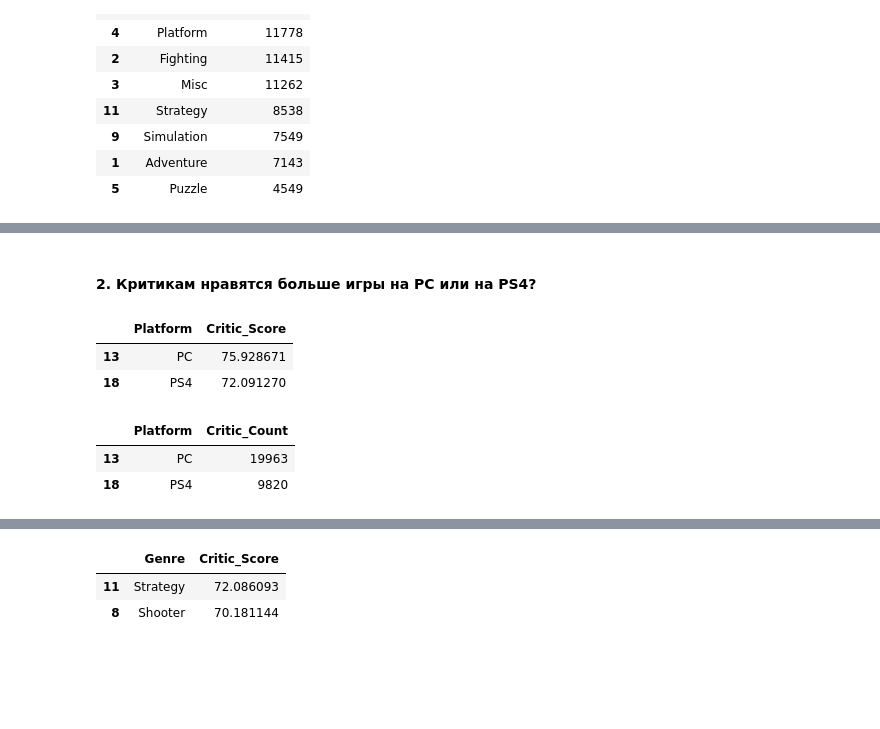
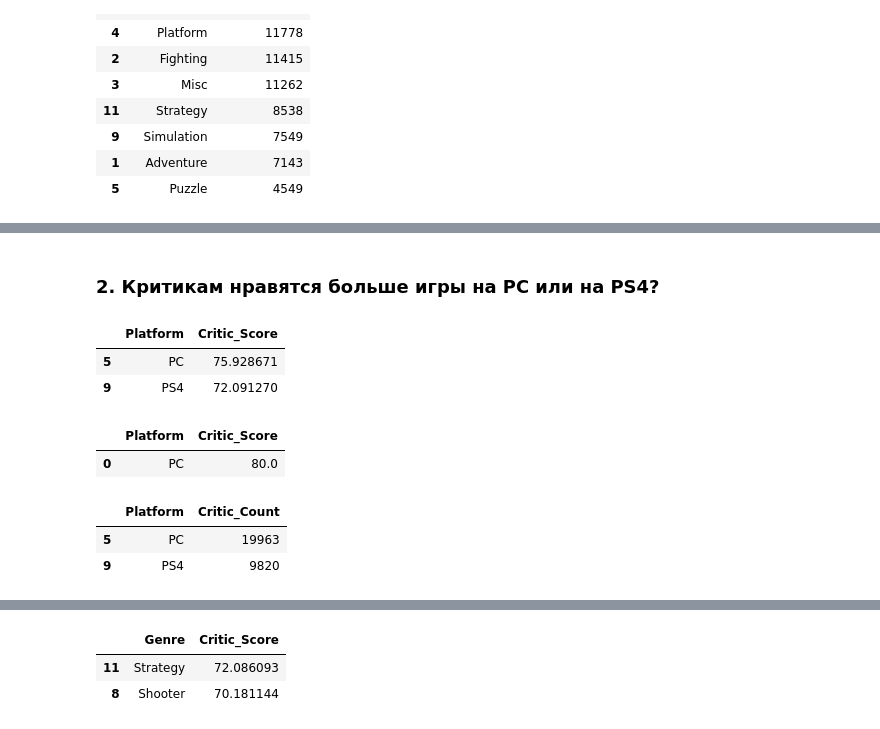
Before and after one commit to Gralex78/Home-Work-PYDA-20, a Jupyter notebook: 21_Case_Study/HW_#21.ipynb, the cells around one changed output, grey strips where cells are left out. Drawn from its saved outputs; the diff is of its cells as text; code cells hidden in the pictures; blank space fills up the shorter version.

```diff
--- a/21_Case_Study/HW_#21.ipynb
+++ b/21_Case_Study/HW_#21.ipynb
@@ -24,12 +25,0 @@ df['User_Score'].replace('tbd', np.NaN, inplace=True)
-# %%
-# исправим типы данных
-df['Year_of_Release'] = df.Year_of_Release.astype('Int64')
-df['User_Count'] = df.User_Count.astype('Int64')
-df['User_Score'] = df.User_Score.astype('Float64')
-df['Critic_Count'] = df.Critic_Count.astype('Int64')
-df['Critic_Score'] = df.Critic_Score.astype('Float64')
-
-# переводим оценки в один формат
-df['User_Score'] = df['User_Score'] * 10
-
-df
@@ -80,4 +26,5 @@ memory usage: 2.1+ MB
 # %%
-critic_games = df[['Name', 'Genre', 'Platform', 'Publisher', 'Critic_Score', 'Critic_Count', 'Year_of_Release', 'Global_Sales', 'Rating']]
+critic_games = df[['Genre', 'Platform', 'Critic_Score', 'Critic_Count']]
+critic_games = critic_games.loc[critic_games['Critic_Score'] > 0]
 critic_games
 # %% [output]
@@ -149,16 +155,24 @@ critic_count_sport.sort_values('Critic_Count', ascending=False)
 # %% [markdown]
-#### 2. Критикам нравятся больше игры на PC или на PS4?
+### 2. Критикам нравятся больше игры на PC или на PS4?
 # %%
-ritic_score_platforms = critic_games.groupby('Platform').Critic_Score.mean().reset_index()
-ritic_score_platforms.sort_values('Critic_Score', ascending=False).loc[ritic_score_platforms.Platform.isin(['PC','PS4'])]
+critic_score_platforms = critic_games.groupby('Platform').Critic_Score.mean().reset_index()
+critic_score_two_platforms = critic_score_platforms.sort_values('Critic_Score', ascending=False)\
+                                                   .loc[critic_score_platforms.Platform.isin(['PC','PS4'])]
+critic_score_two_platforms
 # %% [output]
 |  | Platform | Critic_Score |
-| 13 | PC | 75.928671 |
-| 18 | PS4 | 72.091270 |
+| 5 | PC | 75.928671 |
+| 9 | PS4 | 72.091270 |
+# %%
+critic_score_platforms_mode = critic_games[['Platform', 'Critic_Score']]
+critic_score_platforms_mode.loc[critic_score_platforms_mode.Platform.isin(['PC','PS4'])].mode()
+# %% [output]
+|  | Platform | Critic_Score |
+| 0 | PC | 80.0 |
 # %%
 critic_count_platforms = critic_games.groupby('Platform').Critic_Count.sum().reset_index()
 critic_count_platforms.sort_values('Critic_Count', ascending=False).loc[critic_count_platforms.Platform.isin(['PC','PS4'])]
 # %% [output]
 |  | Platform | Critic_Count |
-| 13 | PC | 19963 |
-| 18 | PS4 | 9820 |
+| 5 | PC | 19963 |
+| 9 | PS4 | 9820 |
```
Also changed, not shown: parts of 39 cells of this notebook.
